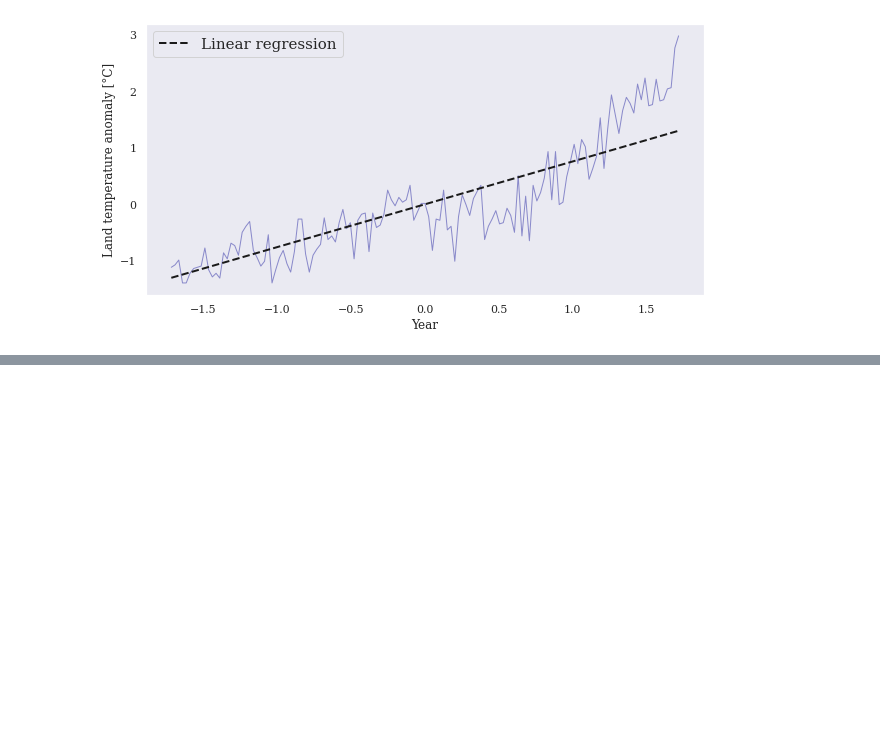
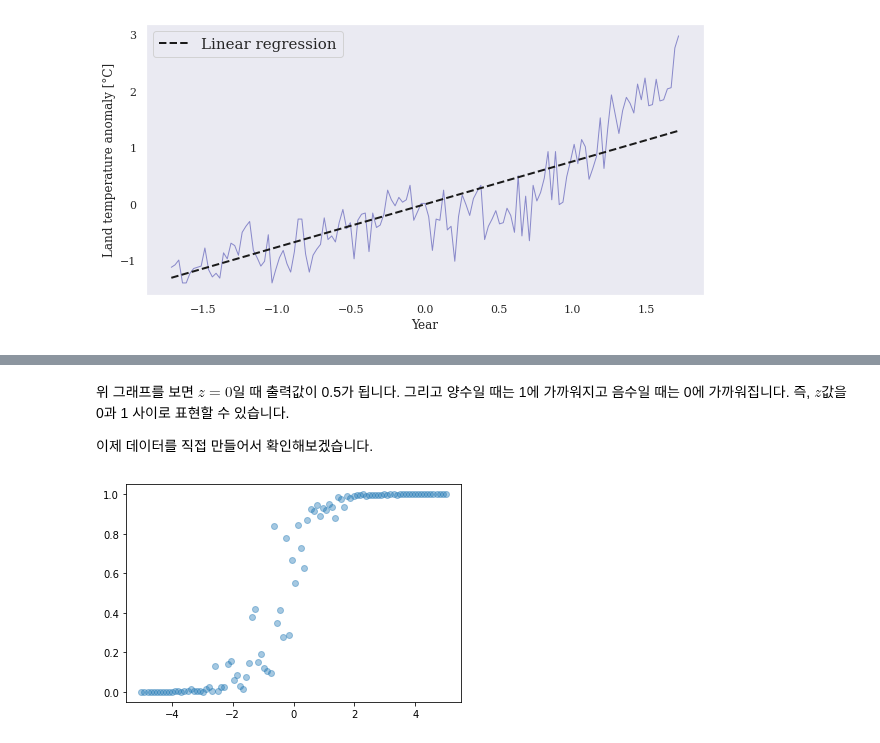
Before and after one commit to Kdelphinus/Python_study, a Jupyter notebook: goorm/AI기술 자연어 처리 전문가 양성 과정/02. Machine Learning.ipynb, the cells around one changed output, grey strips where cells are left out. Cells and saved outputs as stored; diff of their text form; code cells hidden in the pictures; blank space fills up the shorter version.

```diff
--- a/goorm/AI기술 자연어 처리 전문가 양성 과정/02. Machine Learning.ipynb
+++ b/goorm/AI기술 자연어 처리 전문가 양성 과정/02. Machine Learning.ipynb
@@ -657,0 +695,16 @@ pyplot.grid();
+# %% [markdown]
+위 그래프를 보면 $z=0$일 때 출력값이 0.5가 됩니다. 그리고 양수일 때는 1에 가까워지고 음수일 때는 0에 가까워집니다. 즉, $z$값을 0과 1 사이로 표현할 수 있습니다.
+
+이제 데이터를 직접 만들어서 확인해보겠습니다.
+# %%
+# synthetic data
+x_data = numpy.linspace(-5, 5, 100)
+w = 2
+b = 1
+numpy.random.seed(0)
+z_data = w * x_data + b + numpy.random.normal(size=len(x_data))
+y_data = 1 / (1 + numpy.exp(-z_data))
+
+pyplot.scatter(x_data, y_data, alpha=0.4);
+# %% [output]
+[figure, added]
```
Also changed, not shown: parts of 55 cells of this notebook.
